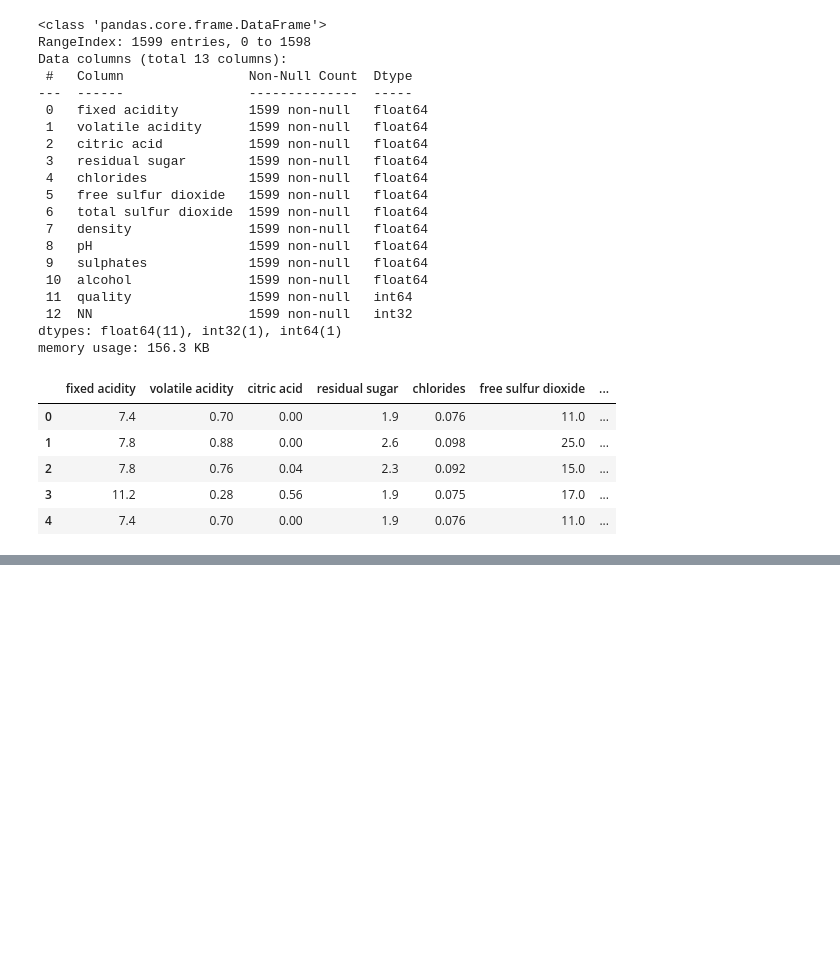
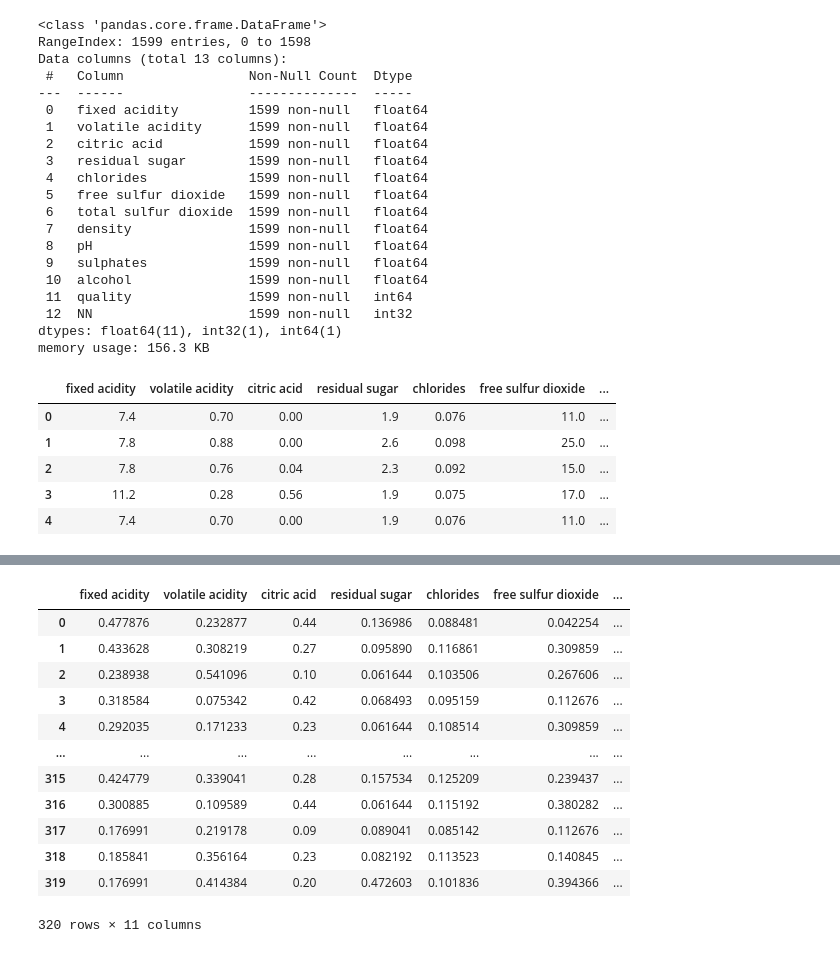
Before and after one commit to isoori/Red-Wine-Quality, a Jupyter notebook: Red Wine Quality.ipynb, the cells around one changed output, grey strips where cells are left out. Cells and saved outputs as stored; diff of their text form; code cells hidden in the pictures; blank space fills up the shorter version.

```diff
--- a/Red Wine Quality.ipynb
+++ b/Red Wine Quality.ipynb
@@ -197,4 +199,4 @@ x_train , x_test,  y_train , y_test = train_test_split(features,target,test_size
 # %%
 scaller = MinMaxScaler(feature_range=(0,1))
 xtr_scalled = pd.DataFrame(data=scaller.fit_transform(x_train),columns=x_train.columns)
-xts_scalled = pd.DataFrame(data=scaller.transform(x))
+xts_scalled = pd.DataFrame(data=scaller.transform(x_test),columns=x_test.columns)
@@ -200,0 +219,16 @@ xts_scalled = pd.DataFrame(data=scaller.transform(x))
+# %%
+xts_scalled
+# %% [output]
+|  | fixed acidity | volatile acidity | citric acid | residual sugar | chlorides | free sulfur dioxide | ... |
+| 0 | 0.477876 | 0.232877 | 0.44 | 0.136986 | 0.088481 | 0.042254 | ... |
+| 1 | 0.433628 | 0.308219 | 0.27 | 0.095890 | 0.116861 | 0.309859 | ... |
+| 2 | 0.238938 | 0.541096 | 0.10 | 0.061644 | 0.103506 | 0.267606 | ... |
+| 3 | 0.318584 | 0.075342 | 0.42 | 0.068493 | 0.095159 | 0.112676 | ... |
+| 4 | 0.292035 | 0.171233 | 0.23 | 0.061644 | 0.108514 | 0.309859 | ... |
+| ... | ... | ... | ... | ... | ... | ... | ... |
+| 315 | 0.424779 | 0.339041 | 0.28 | 0.157534 | 0.125209 | 0.239437 | ... |
+| 316 | 0.300885 | 0.109589 | 0.44 | 0.061644 | 0.115192 | 0.380282 | ... |
+| 317 | 0.176991 | 0.219178 | 0.09 | 0.089041 | 0.085142 | 0.112676 | ... |
+| 318 | 0.185841 | 0.356164 | 0.23 | 0.082192 | 0.113523 | 0.140845 | ... |
+| 319 | 0.176991 | 0.414384 | 0.20 | 0.472603 | 0.101836 | 0.394366 | ... |
+320 rows × 11 columns
```
Also changed, not shown: parts of 2 cells of this notebook.
